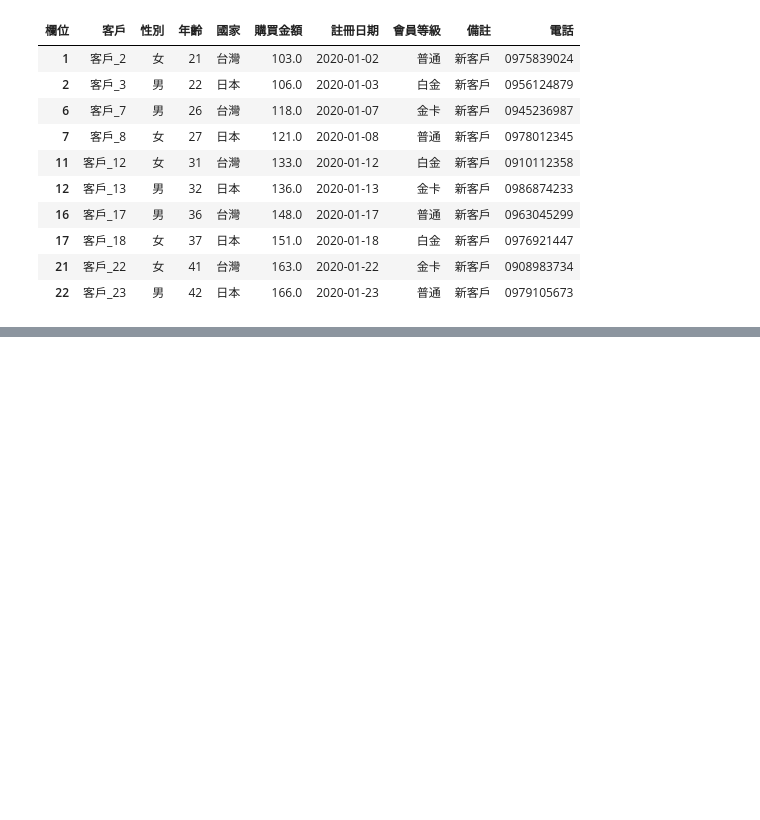
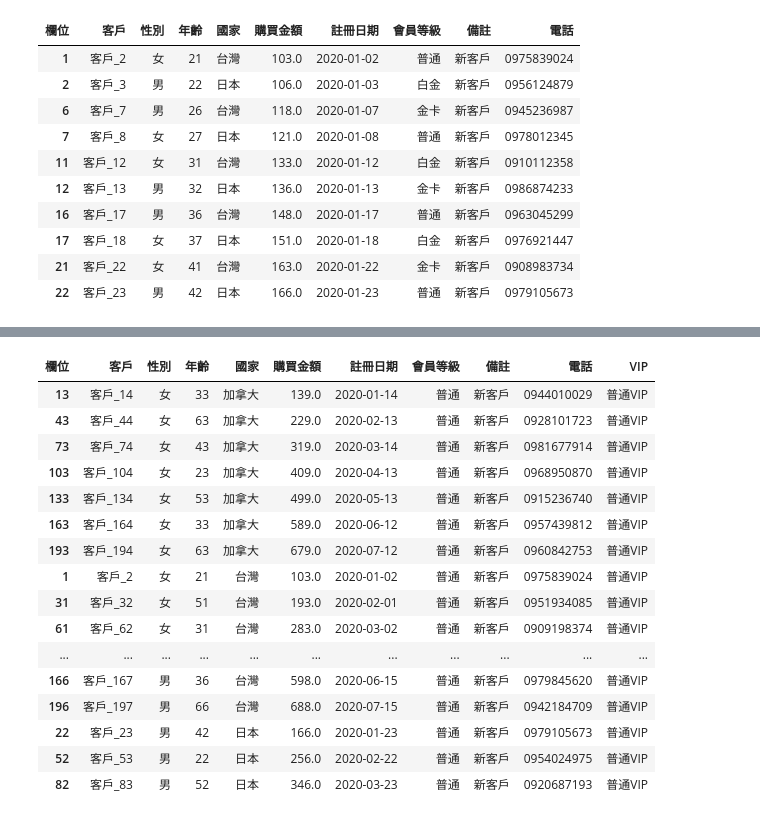
Before and after one commit to pysduck0w0/ProjectDevelop, a Jupyter notebook: ch03/index.python.ipynb, the cells around one changed output, grey strips where cells are left out. Cells and saved outputs as stored; diff of their text form; code cells hidden in the pictures; blank space fills up the shorter version.

```diff
--- a/ch03/index.python.ipynb
+++ b/ch03/index.python.ipynb
@@ -898,3 +898,14 @@ results.head(10)
 | 17 | 客戶_18 | 女 | 37 | 日本 | 151.0 | 2020-01-18 | 白金 | 新客戶 | 0976921447 |
 | 21 | 客戶_22 | 女 | 41 | 台灣 | 163.0 | 2020-01-22 | 金卡 | 新客戶 | 0908983734 |
 | 22 | 客戶_23 | 男 | 42 | 日本 | 166.0 | 2020-01-23 | 普通 | 新客戶 | 0979105673 |
+# %%
+# 針對 row 的加工
+def classify_age(data):
+    #print(data)
+    if data["購買金額"] > 300 and data["會員等級"] == "白金":
+        return True
+    else:
+        return False
+df['VIP'] = df.apply(classify_age,axis = 1)
+#df.head(10)
+df[df['VIP'] == True].head(10)
@@ -900,0 +924,4 @@ results.head(10)
+# %%
+# 針對 row 的加工
+df['VIP'] = df.apply(lambda row : "超級VIP" if (row["購買金額"] > 300 and row["會員等級"] == "白金") else" 普通VIP" ,axis = 1)
+df[df['VIP'] == "超級VIP"].head(10)
@@ -900,0 +972,21 @@ results.head(10)
+# %%
+sort_results = df.sort_values(by = ["會員等級","性別","國家"])
+sort_results.head(50)
+# %% [output]
+| 欄位 | 客戶 | 性別 | 年齡 | 國家 | 購買金額 | 註冊日期 | 會員等級 | 備註 | 電話 | VIP |
+| 13 | 客戶_14 | 女 | 33 | 加拿大 | 139.0 | 2020-01-14 | 普通 | 新客戶 | 0944010029 | 普通VIP |
+| 43 | 客戶_44 | 女 | 63 | 加拿大 | 229.0 | 2020-02-13 | 普通 | 新客戶 | 0928101723 | 普通VIP |
+| 73 | 客戶_74 | 女 | 43 | 加拿大 | 319.0 | 2020-03-14 | 普通 | 新客戶 | 0981677914 | 普通VIP |
+| 103 | 客戶_104 | 女 | 23 | 加拿大 | 409.0 | 2020-04-13 | 普通 | 新客戶 | 0968950870 | 普通VIP |
+| 133 | 客戶_134 | 女 | 53 | 加拿大 | 499.0 | 2020-05-13 | 普通 | 新客戶 | 0915236740 | 普通VIP |
+| 163 | 客戶_164 | 女 | 33 | 加拿大 | 589.0 | 2020-06-12 | 普通 | 新客戶 | 0957439812 | 普通VIP |
+| 193 | 客戶_194 | 女 | 63 | 加拿大 | 679.0 | 2020-07-12 | 普通 | 新客戶 | 0960842753 | 普通VIP |
+| 1 | 客戶_2 | 女 | 21 | 台灣 | 103.0 | 2020-01-02 | 普通 | 新客戶 | 0975839024 | 普通VIP |
+| 31 | 客戶_32 | 女 | 51 | 台灣 | 193.0 | 2020-02-01 | 普通 | 新客戶 | 0951934085 | 普通VIP |
+| 61 | 客戶_62 | 女 | 31 | 台灣 | 283.0 | 2020-03-02 | 普通 | 新客戶 | 0909198374 | 普通VIP |
+| ... | ... | ... | ... | ... | ... | ... | ... | ... | ... | ... |
+| 166 | 客戶_167 | 男 | 36 | 台灣 | 598.0 | 2020-06-15 | 普通 | 新客戶 | 0979845620 | 普通VIP |
+| 196 | 客戶_197 | 男 | 66 | 台灣 | 688.0 | 2020-07-15 | 普通 | 新客戶 | 0942184709 | 普通VIP |
+| 22 | 客戶_23 | 男 | 42 | 日本 | 166.0 | 2020-01-23 | 普通 | 新客戶 | 0979105673 | 普通VIP |
+| 52 | 客戶_53 | 男 | 22 | 日本 | 256.0 | 2020-02-22 | 普通 | 新客戶 | 0954024975 | 普通VIP |
+| 82 | 客戶_83 | 男 | 52 | 日本 | 346.0 | 2020-03-23 | 普通 | 新客戶 | 0920687193 | 普通VIP |
```
Also changed, not shown: parts of 13 cells of this notebook.
